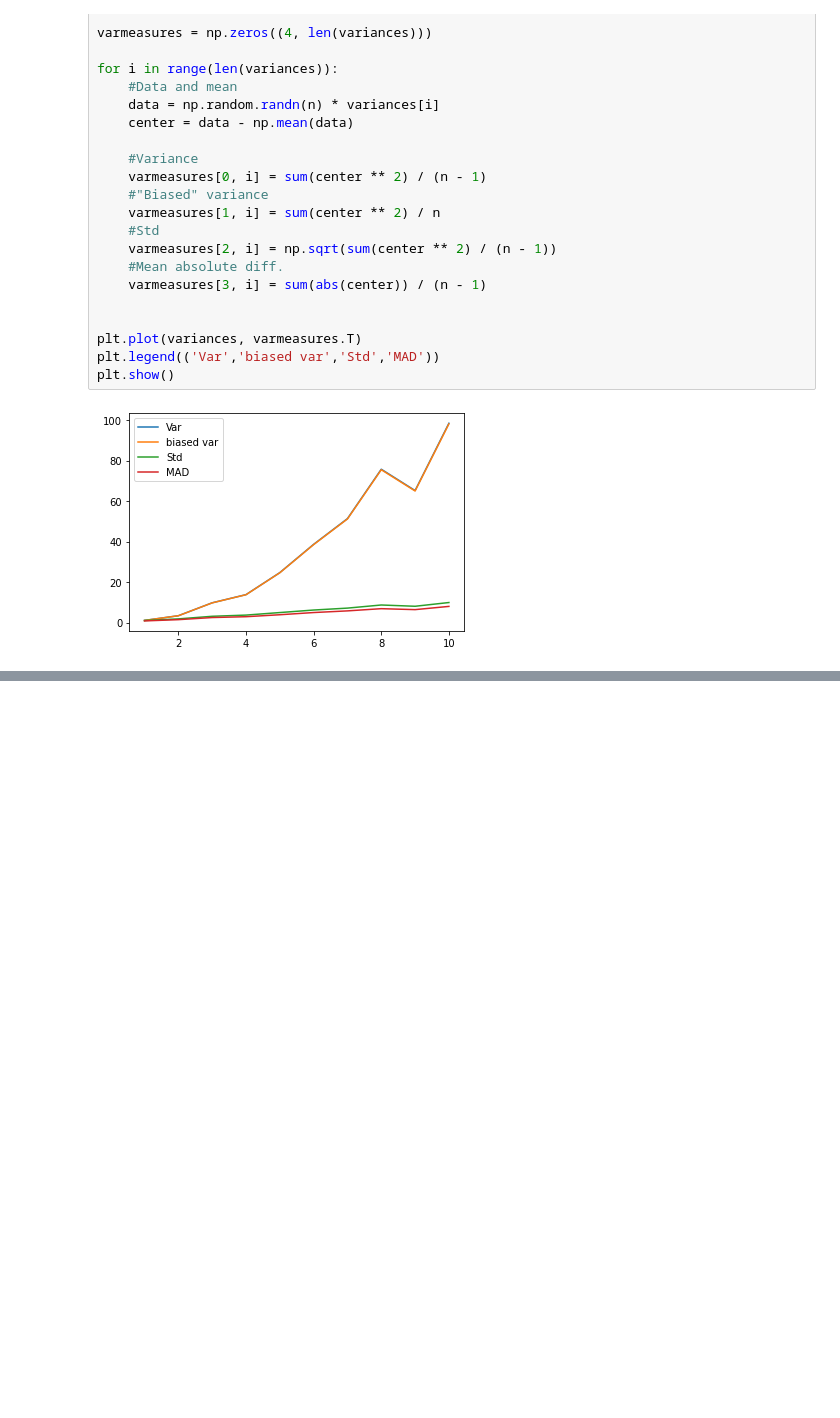
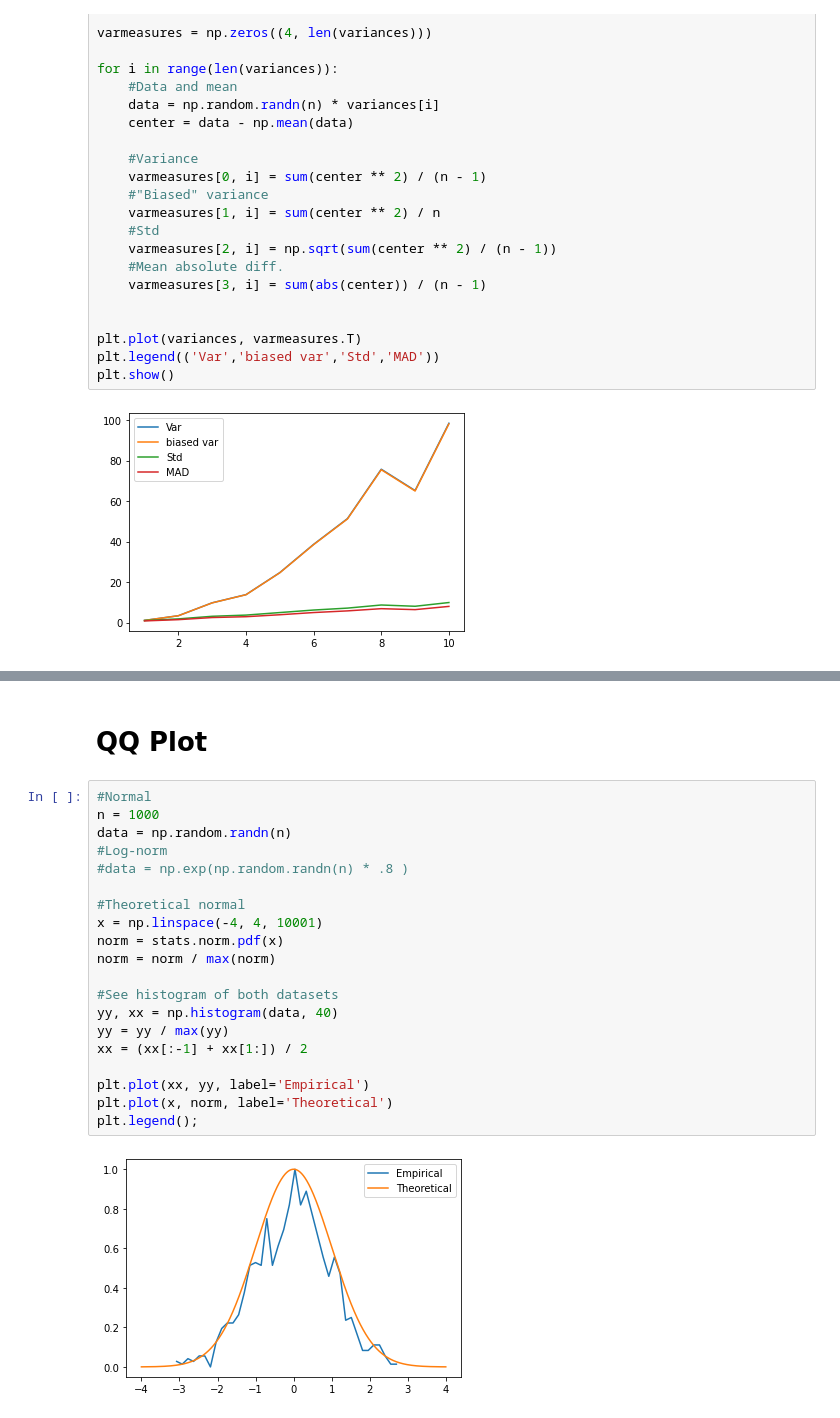
Before and after one commit to kelsklane/stat_practice, a Jupyter notebook: Practice_notebooks/Descriptive_Stats.ipynb, the cells around one changed output, grey strips where cells are left out. Cells and saved outputs as stored; diff of their text form; blank space fills up the shorter version.

Commit message:
More data plots and entropy overview

```diff
--- a/Practice_notebooks/Descriptive_Stats.ipynb
+++ b/Practice_notebooks/Descriptive_Stats.ipynb
@@ -303,0 +324,24 @@ plt.show()
+# %% [markdown]
+# QQ Plot
+# %%
+#Normal
+n = 1000
+data = np.random.randn(n)
+#Log-norm
+#data = np.exp(np.random.randn(n) * .8 )
+
+#Theoretical normal
+x = np.linspace(-4, 4, 10001)
+norm = stats.norm.pdf(x)
+norm = norm / max(norm)
+
+#See histogram of both datasets
+yy, xx = np.histogram(data, 40)
+yy = yy / max(yy)
+xx = (xx[:-1] + xx[1:]) / 2
+
+plt.plot(xx, yy, label='Empirical')
+plt.plot(x, norm, label='Theoretical')
+plt.legend();
+# %% [output]
+[figure, added]
```
Also changed, not shown: parts of 12 cells of this notebook.
